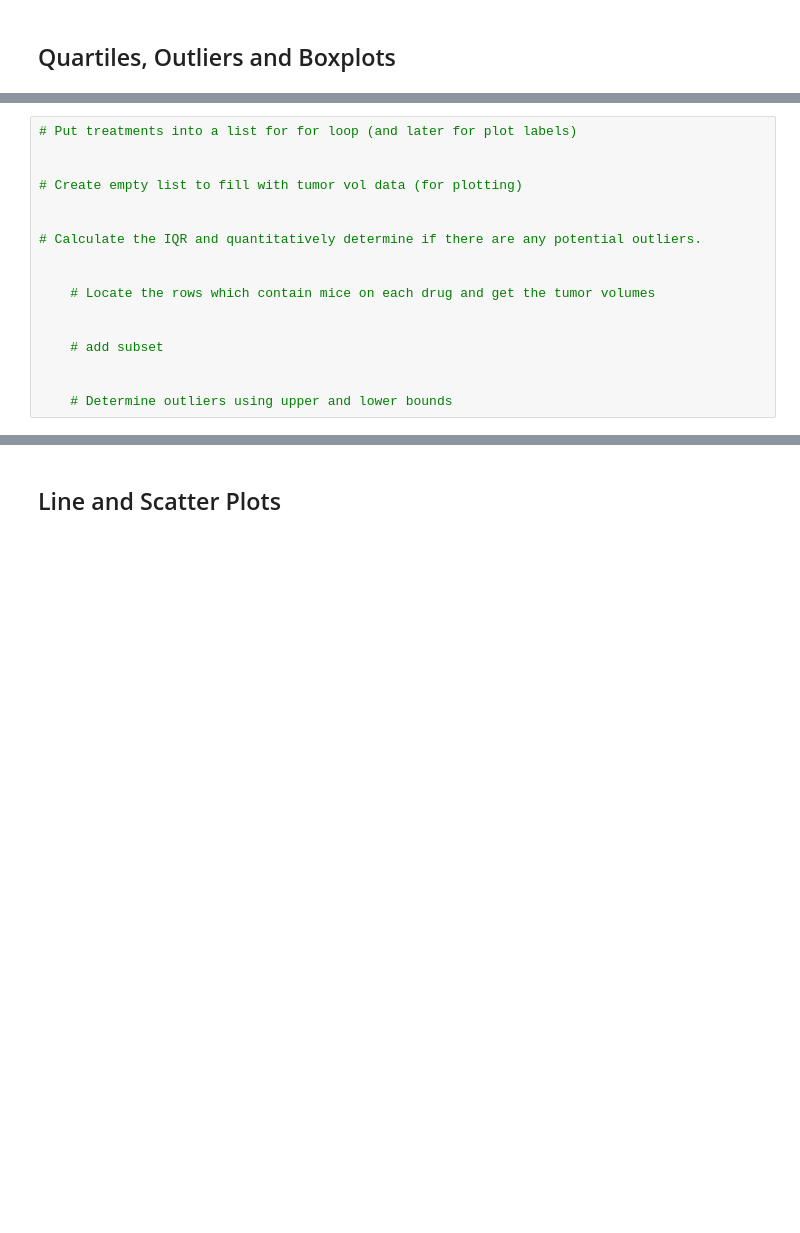
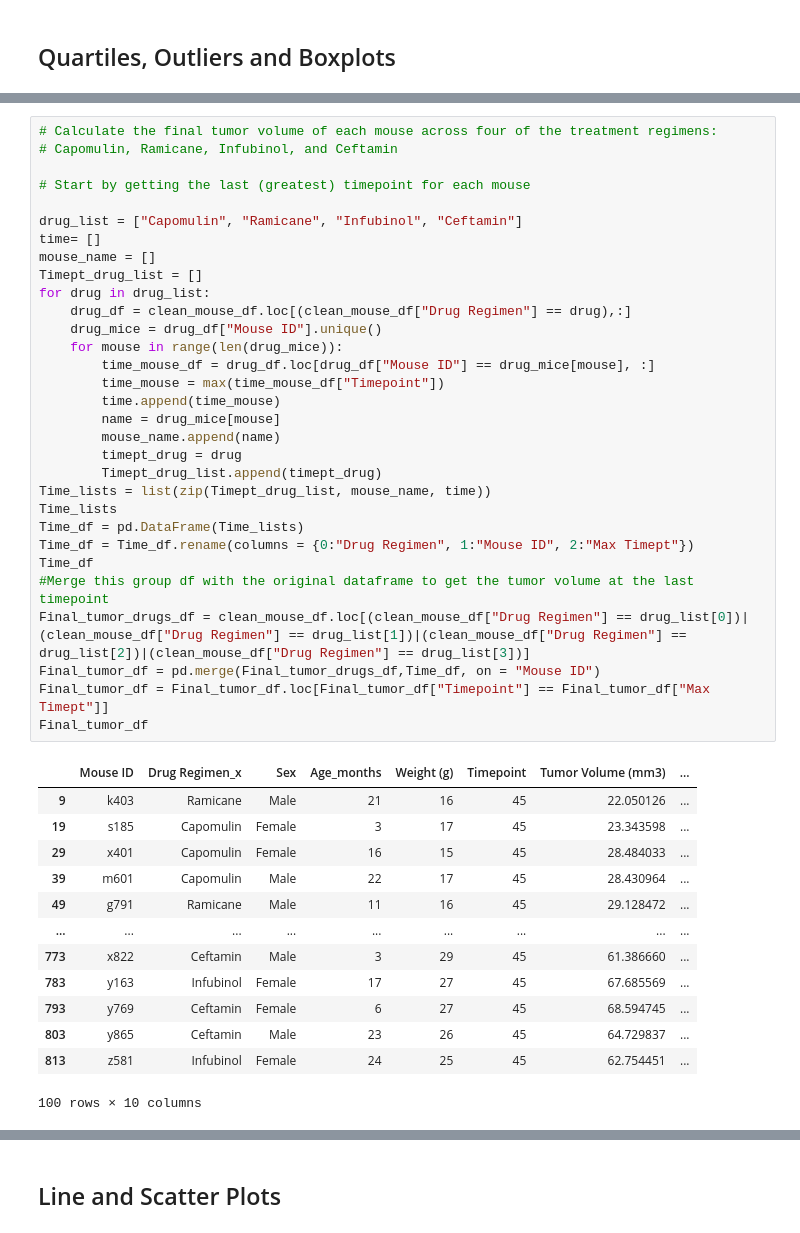
Before and after one commit to apizzo1/matplotlib-challenge, a Jupyter notebook: pymaceuticals_AP.ipynb, the cells around one changed output, grey strips where cells are left out. Drawn from its saved outputs; the diff is of its cells as text; blank space fills up the shorter version.

```diff
--- a/pymaceuticals_AP.ipynb
+++ b/pymaceuticals_AP.ipynb
@@ -269,17 +247,45 @@ array(['s185', 'x401', 'm601', 'f966', 'u364', 'y793', 'r554', 'm957',
-# %%
-# Put treatments into a list for for loop (and later for plot labels)
-
-
-# Create empty list to fill with tumor vol data (for plotting)
-
-
-# Calculate the IQR and quantitatively determine if there are any potential outliers.
-
-
-    # Locate the rows which contain mice on each drug and get the tumor volumes
-
-
-    # add subset
-
-
-    # Determine outliers using upper and lower bounds
+# %%
+# Calculate the final tumor volume of each mouse across four of the treatment regimens:
+# Capomulin, Ramicane, Infubinol, and Ceftamin
+
+# Start by getting the last (greatest) timepoint for each mouse
+
+drug_list = ["Capomulin", "Ramicane", "Infubinol", "Ceftamin"]
+time= []
+mouse_name = []
+Timept_drug_list = []
+for drug in drug_list:
+    drug_df = clean_mouse_df.loc[(clean_mouse_df["Drug Regimen"] == drug),:]
+    drug_mice = drug_df["Mouse ID"].unique()
+    for mouse in range(len(drug_mice)):
+        time_mouse_df = drug_df.loc[drug_df["Mouse ID"] == drug_mice[mouse], :]
+        time_mouse = max(time_mouse_df["Timepoint"])
+        time.append(time_mouse)
+        name = drug_mice[mouse]
+        mouse_name.append(name)
+        timept_drug = drug
+        Timept_drug_list.append(timept_drug)
+Time_lists = list(zip(Timept_drug_list, mouse_name, time))
+Time_lists
+Time_df = pd.DataFrame(Time_lists)
+Time_df = Time_df.rename(columns = {0:"Drug Regimen", 1:"Mouse ID", 2:"Max Timept"})
+Time_df
+#Merge this group df with the original dataframe to get the tumor volume at the last timepoint
+Final_tumor_drugs_df = clean_mouse_df.loc[(clean_mouse_df["Drug Regimen"] == drug_list[0])|(clean_mouse_df["Drug Regimen"] == drug_list[1])|(clean_mouse_df["Drug Regimen"] == drug_list[2])|(clean_mouse_df["Drug Regimen"] == drug_list[3])]
+Final_tumor_df = pd.merge(Final_tumor_drugs_df,Time_df, on = "Mouse ID")
+Final_tumor_df = Final_tumor_df.loc[Final_tumor_df["Timepoint"] == Final_tumor_df["Max Timept"]]
+Final_tumor_df
+# %% [output]
+|  | Mouse ID | Drug Regimen_x | Sex | Age_months | Weight (g) | Timepoint | Tumor Volume (mm3) | ... |
+| 9 | k403 | Ramicane | Male | 21 | 16 | 45 | 22.050126 | ... |
+| 19 | s185 | Capomulin | Female | 3 | 17 | 45 | 23.343598 | ... |
+| 29 | x401 | Capomulin | Female | 16 | 15 | 45 | 28.484033 | ... |
+| 39 | m601 | Capomulin | Male | 22 | 17 | 45 | 28.430964 | ... |
+| 49 | g791 | Ramicane | Male | 11 | 16 | 45 | 29.128472 | ... |
+| ... | ... | ... | ... | ... | ... | ... | ... | ... |
+| 773 | x822 | Ceftamin | Male | 3 | 29 | 45 | 61.386660 | ... |
+| 783 | y163 | Infubinol | Female | 17 | 27 | 45 | 67.685569 | ... |
+| 793 | y769 | Ceftamin | Female | 6 | 27 | 45 | 68.594745 | ... |
+| 803 | y865 | Ceftamin | Male | 23 | 26 | 45 | 64.729837 | ... |
+| 813 | z581 | Infubinol | Female | 24 | 25 | 45 | 62.754451 | ... |
+100 rows × 10 columns
```
Also changed, not shown: parts of 3 cells of this notebook.
